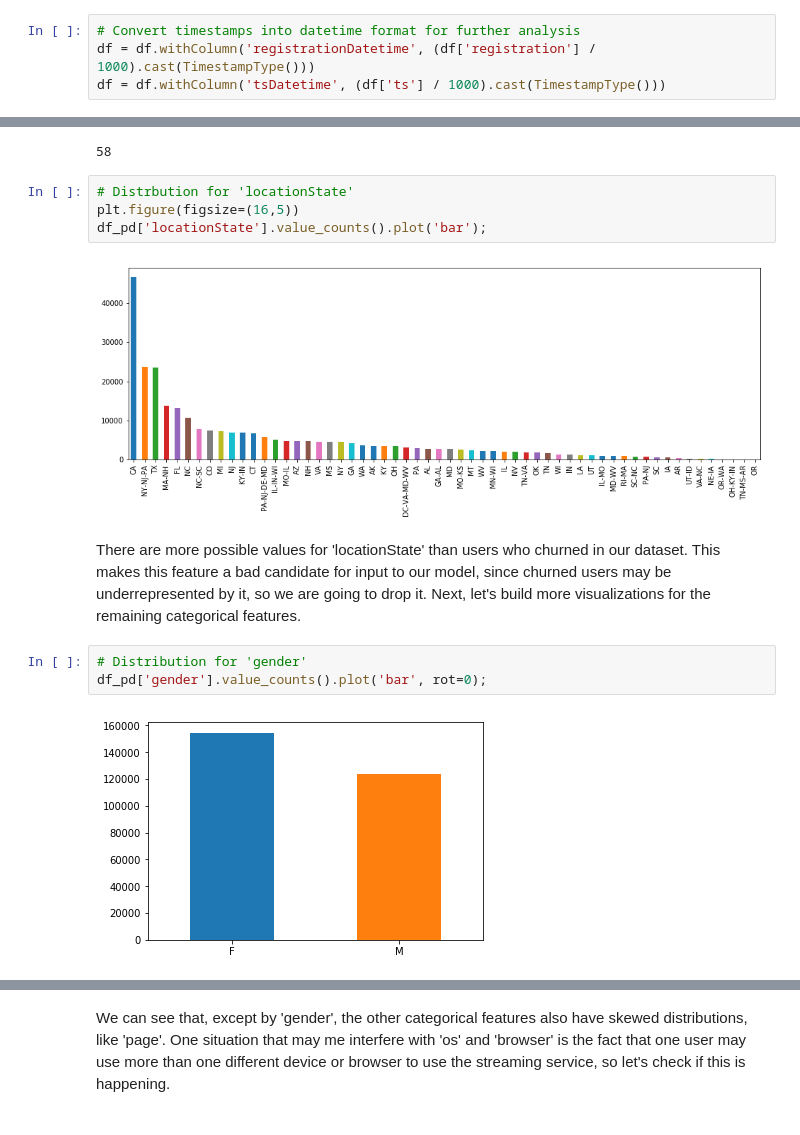
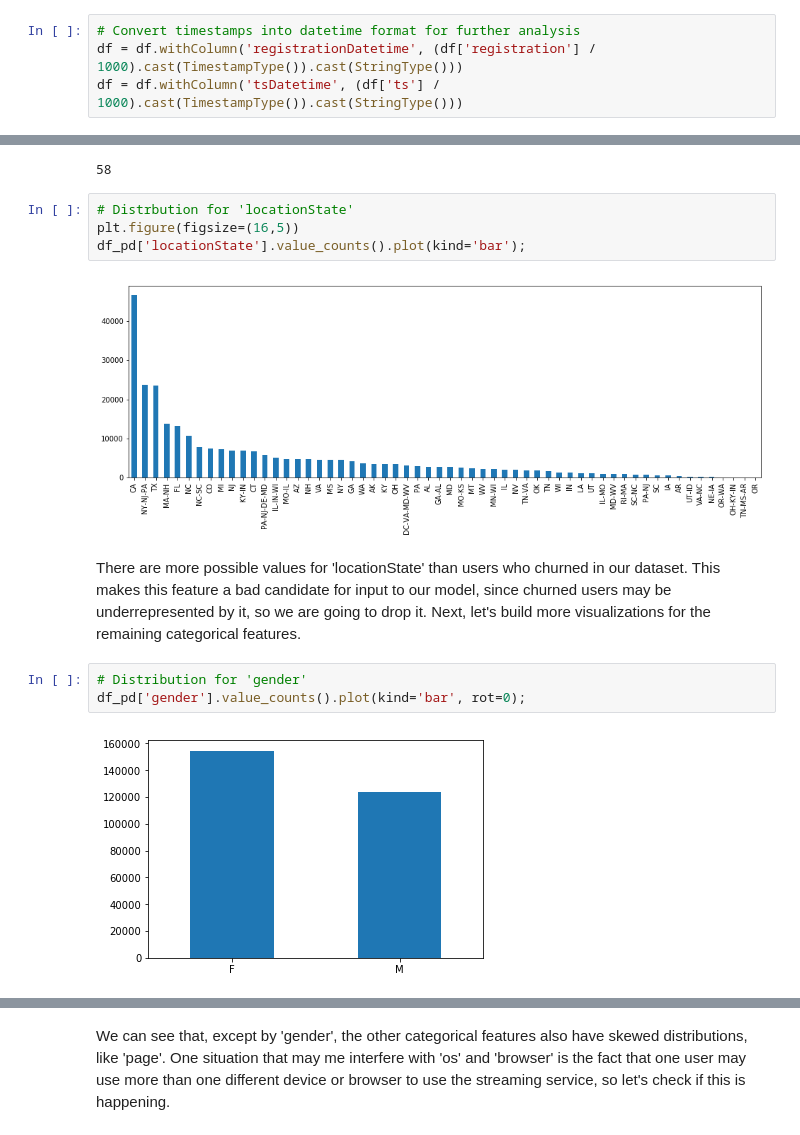
Before and after one commit to michelnagme/udacity-sparkify-churn-prediction-project, a Jupyter notebook: Sparkify.ipynb, the cells around one changed output, grey strips where cells are left out. Saved outputs shown, nothing was run; the diff lists cells and outputs as text.

```diff
--- a/Sparkify.ipynb
+++ b/Sparkify.ipynb
@@ -191,8 +202,8 @@ df.select('userId').dropDuplicates().count()
 Another useful piece of information is to know the time window for which the logs were collected. To know that, we need to convert the timestamps in 'ts' to a readable date and time format and then sort accordingly.
 # %%
 # Convert timestamps into datetime format for further analysis
-df = df.withColumn('registrationDatetime', (df['registration'] / 1000).cast(TimestampType()))
-df = df.withColumn('tsDatetime', (df['ts'] / 1000).cast(TimestampType()))
+df = df.withColumn('registrationDatetime', (df['registration'] / 1000).cast(TimestampType()).cast(StringType()))
+df = df.withColumn('tsDatetime', (df['ts'] / 1000).cast(TimestampType()).cast(StringType()))
 # %%
 # Sorting in ascending order to identify the beginning of the records
 df.select('ts', 'tsDatetime').sort('ts').show()
@@ -381,15 +390,15 @@ len(df_pd.locationState.unique())
 # %%
 # Distrbution for 'locationState'
 plt.figure(figsize=(16,5))
-df_pd['locationState'].value_counts().plot('bar');
+df_pd['locationState'].value_counts().plot(kind='bar');
 # %% [output]
-[figure, old version]
+[figure, new version]
 # %% [markdown]
 There are more possible values for 'locationState' than users who churned in our dataset. This makes this feature a bad candidate for input to our model, since churned users may be underrepresented by it, so we are going to drop it. Next, let's build more visualizations for the remaining categorical features.
 # %%
 # Distribution for 'gender'
-df_pd['gender'].value_counts().plot('bar', rot=0);
+df_pd['gender'].value_counts().plot(kind='bar', rot=0);
 # %% [output]
-[figure, old version]
+[figure, new version]
 # %%
 # Distribution for 'level'
```
Also changed, not shown: parts of 42 cells of this notebook.
